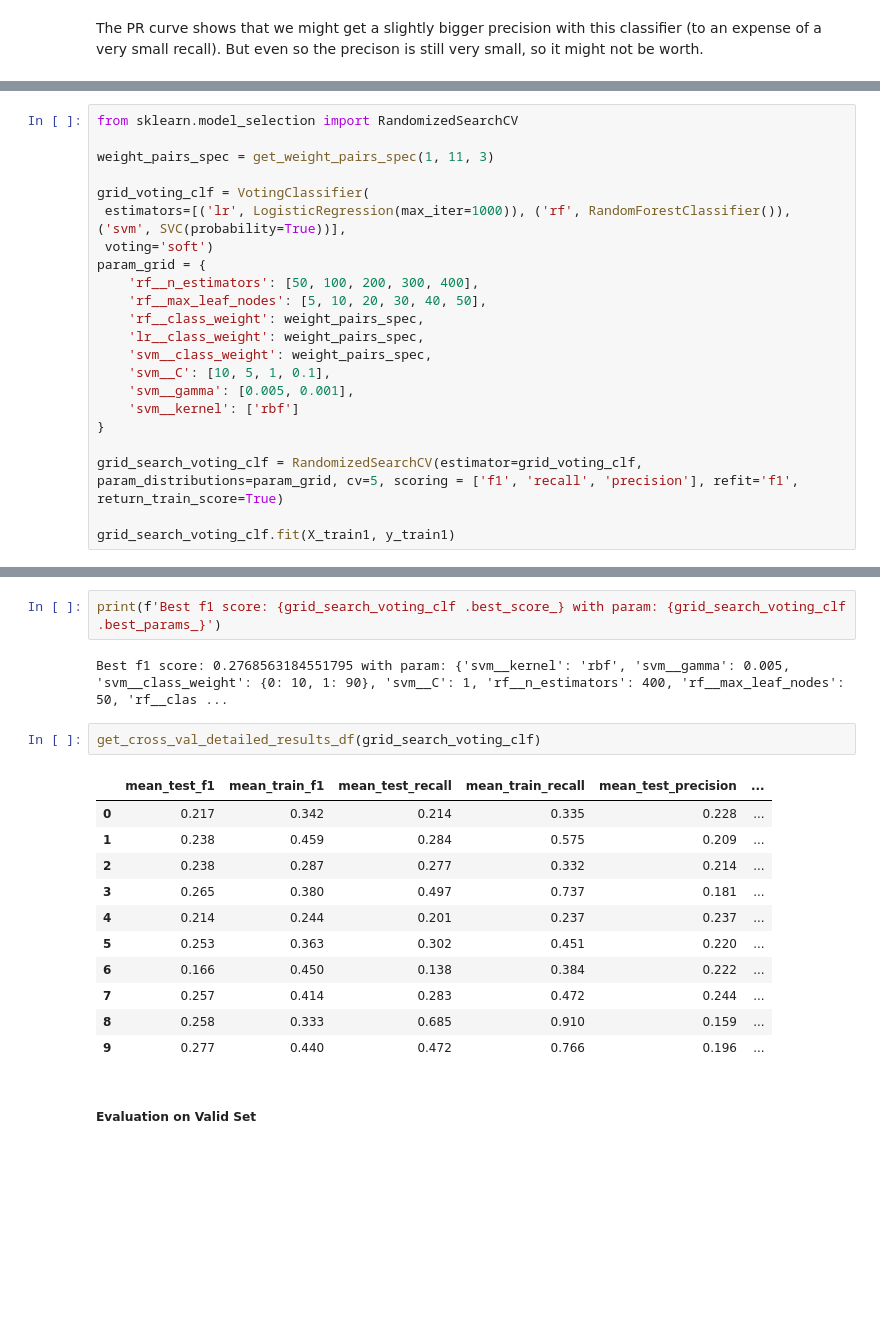
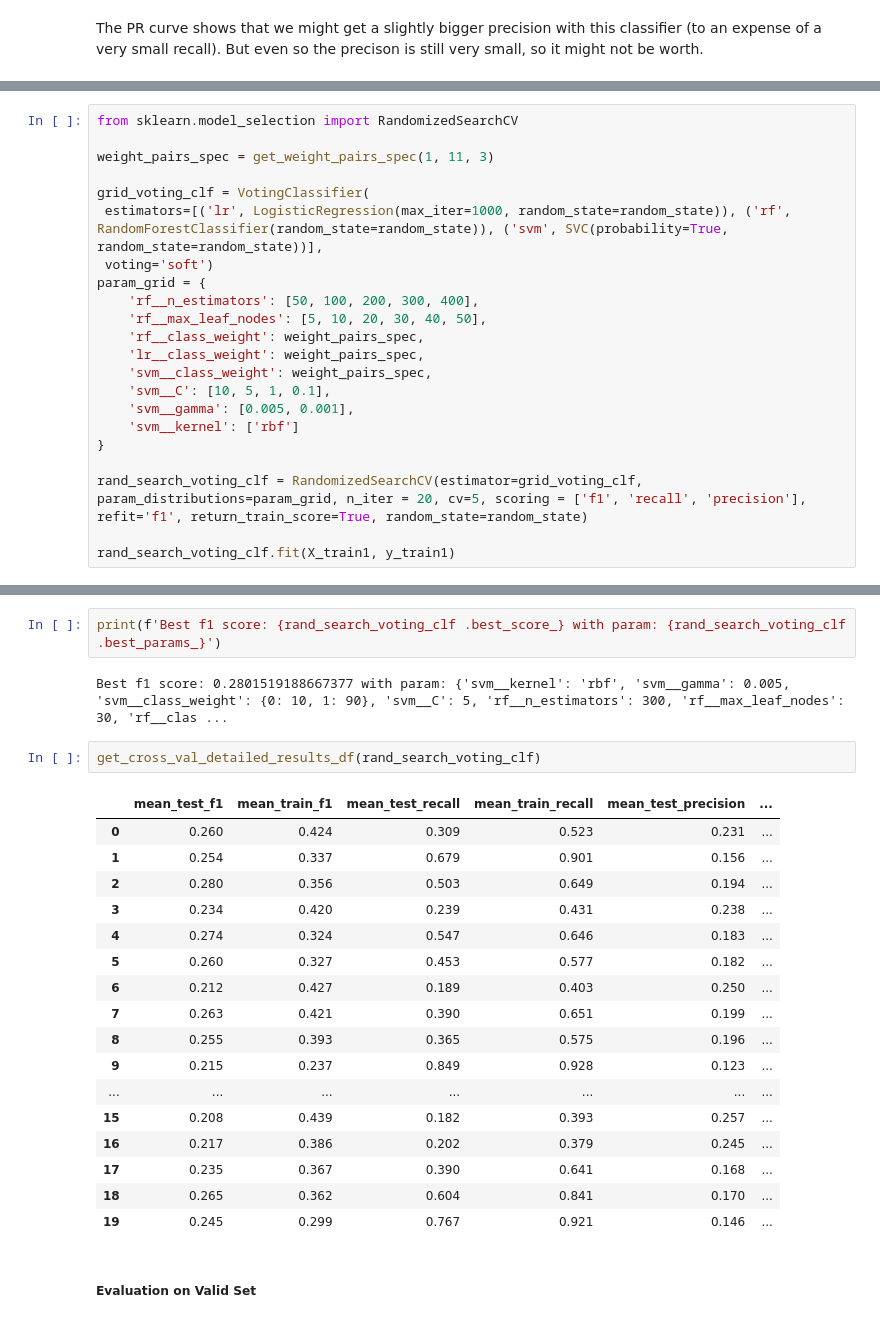
Before and after one commit to bori00/Stroke-Predictor, a Jupyter notebook: Stroke_Predictor_ML_Only.ipynb, the cells around one changed output, grey strips where cells are left out. Drawn from its saved outputs; the diff is of its cells as text; blank space fills up the shorter version.

Commit message:
use random_state to make results reproducible

```diff
--- a/Stroke_Predictor_ML_Only.ipynb
+++ b/Stroke_Predictor_ML_Only.ipynb
@@ -1200,7 +1201,7 @@ from sklearn.model_selection import RandomizedSearchCV
 weight_pairs_spec = get_weight_pairs_spec(1, 11, 3)
 
 grid_voting_clf = VotingClassifier(
- estimators=[('lr', LogisticRegression(max_iter=1000)), ('rf', RandomForestClassifier()), ('svm', SVC(probability=True))],
+ estimators=[('lr', LogisticRegression(max_iter=1000, random_state=random_state)), ('rf', RandomForestClassifier(random_state=random_state)), ('svm', SVC(probability=True, random_state=random_state))],
  voting='soft')
 param_grid = {
     'rf__n_estimators': [50, 100, 200, 300, 400],
@@ -1213,9 +1214,9 @@ param_grid = {
     'svm__kernel': ['rbf']
 }
 
-grid_search_voting_clf = RandomizedSearchCV(estimator=grid_voting_clf, param_distributions=param_grid, cv=5, scoring = ['f1', 'recall', 'precision'], refit='f1', return_train_score=True)
+rand_search_voting_clf = RandomizedSearchCV(estimator=grid_voting_clf, param_distributions=param_grid, n_iter = 20, cv=5, scoring = ['f1', 'recall', 'precision'], refit='f1', return_train_score=True, random_state=random_state)
 
-grid_search_voting_clf.fit(X_train1, y_train1)
+rand_search_voting_clf.fit(X_train1, y_train1)
 # %% [output]
 RandomizedSearchCV(cv=5,
                    estimator=VotingClassifier(estimators=[('lr',
@@ -1236,22 +1237,28 @@ RandomizedSearchCV(cv=5,
                    scoring=['f1', 'recall', 'precision'])
 # %%
-print(f'Best f1 score: {grid_search_voting_clf .best_score_} with param: {grid_search_voting_clf .best_params_}')
+print(f'Best f1 score: {rand_search_voting_clf .best_score_} with param: {rand_search_voting_clf .best_params_}')
 # %% [output]
-Best f1 score: 0.2768563184551795 with param: {'svm__kernel': 'rbf', 'svm__gamma': 0.005, 'svm__class_weight': {0: 10, 1: 90}, 'svm__C': 1, 'rf__n_estimators': 400, 'rf__max_leaf_nodes': 50, 'rf__clas ...
+Best f1 score: 0.2801519188667377 with param: {'svm__kernel': 'rbf', 'svm__gamma': 0.005, 'svm__class_weight': {0: 10, 1: 90}, 'svm__C': 5, 'rf__n_estimators': 300, 'rf__max_leaf_nodes': 30, 'rf__clas ...
 # %%
-get_cross_val_detailed_results_df(grid_search_voting_clf)
+get_cross_val_detailed_results_df(rand_search_voting_clf)
 # %% [output]
 |  | mean_test_f1 | mean_train_f1 | mean_test_recall | mean_train_recall | mean_test_precision | ... |
-| 0 | 0.217 | 0.342 | 0.214 | 0.335 | 0.228 | ... |
-| 1 | 0.238 | 0.459 | 0.284 | 0.575 | 0.209 | ... |
-| 2 | 0.238 | 0.287 | 0.277 | 0.332 | 0.214 | ... |
-| 3 | 0.265 | 0.380 | 0.497 | 0.737 | 0.181 | ... |
-| 4 | 0.214 | 0.244 | 0.201 | 0.237 | 0.237 | ... |
-| 5 | 0.253 | 0.363 | 0.302 | 0.451 | 0.220 | ... |
-| 6 | 0.166 | 0.450 | 0.138 | 0.384 | 0.222 | ... |
-| 7 | 0.257 | 0.414 | 0.283 | 0.472 | 0.244 | ... |
-| 8 | 0.258 | 0.333 | 0.685 | 0.910 | 0.159 | ... |
-| 9 | 0.277 | 0.440 | 0.472 | 0.766 | 0.196 | ... |
+| 0 | 0.260 | 0.424 | 0.309 | 0.523 | 0.231 | ... |
+| 1 | 0.254 | 0.337 | 0.679 | 0.901 | 0.156 | ... |
+| 2 | 0.280 | 0.356 | 0.503 | 0.649 | 0.194 | ... |
+| 3 | 0.234 | 0.420 | 0.239 | 0.431 | 0.238 | ... |
+| 4 | 0.274 | 0.324 | 0.547 | 0.646 | 0.183 | ... |
+| 5 | 0.260 | 0.327 | 0.453 | 0.577 | 0.182 | ... |
+| 6 | 0.212 | 0.427 | 0.189 | 0.403 | 0.250 | ... |
+| 7 | 0.263 | 0.421 | 0.390 | 0.651 | 0.199 | ... |
+| 8 | 0.255 | 0.393 | 0.365 | 0.575 | 0.196 | ... |
+| 9 | 0.215 | 0.237 | 0.849 | 0.928 | 0.123 | ... |
+| ... | ... | ... | ... | ... | ... | ... |
+| 15 | 0.208 | 0.439 | 0.182 | 0.393 | 0.257 | ... |
+| 16 | 0.217 | 0.386 | 0.202 | 0.379 | 0.245 | ... |
+| 17 | 0.235 | 0.367 | 0.390 | 0.641 | 0.168 | ... |
+| 18 | 0.265 | 0.362 | 0.604 | 0.841 | 0.170 | ... |
+| 19 | 0.245 | 0.299 | 0.767 | 0.921 | 0.146 | ... |
 # %% [markdown]
 ##### Evaluation on Valid Set
 # %%
```
Also changed, not shown: parts of 22 cells of this notebook.
